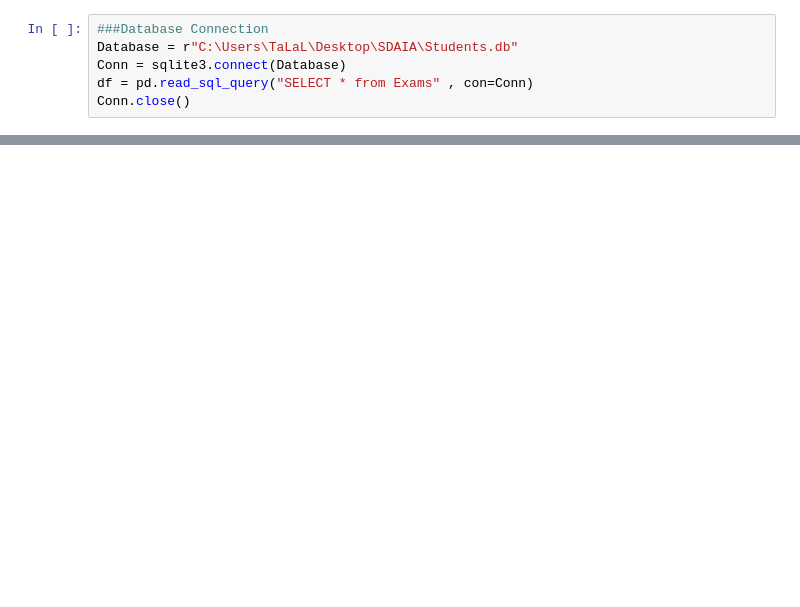
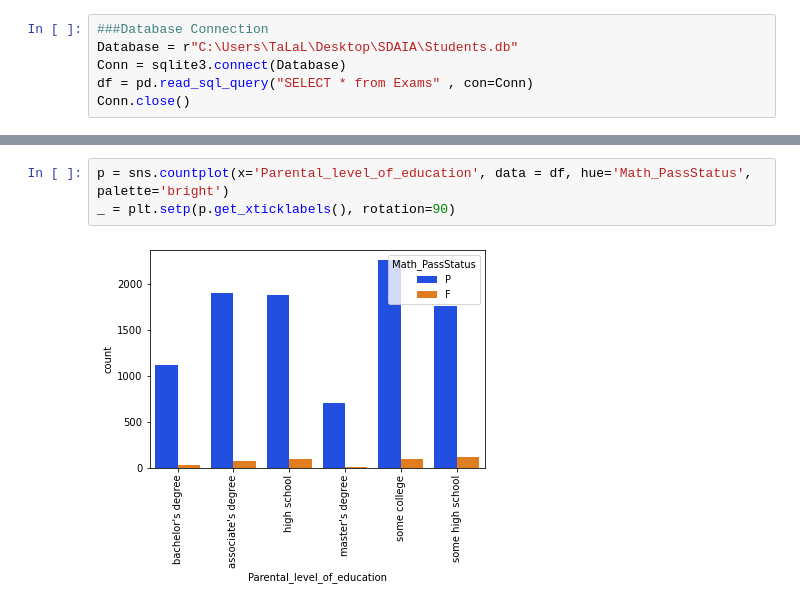
Before and after one commit to TalalMJ/EDA_Project, a Jupyter notebook: Students_EDA.ipynb, the cells around one changed output, grey strips where cells are left out. Saved outputs shown, nothing was run; the diff lists cells and outputs as text; blank space fills up the shorter version.

```diff
--- a/Students_EDA.ipynb
+++ b/Students_EDA.ipynb
@@ -75,0 +122,5 @@ TypeError: '<' not supported between instances of 'str' and 'int'
+# %%
+p = sns.countplot(x='Parental_level_of_education', data = df, hue='Math_PassStatus', palette='bright')
+_ = plt.setp(p.get_xticklabels(), rotation=90)
+# %% [output]
+[figure, added]
```
Also changed, not shown: parts of 15 cells of this notebook.
